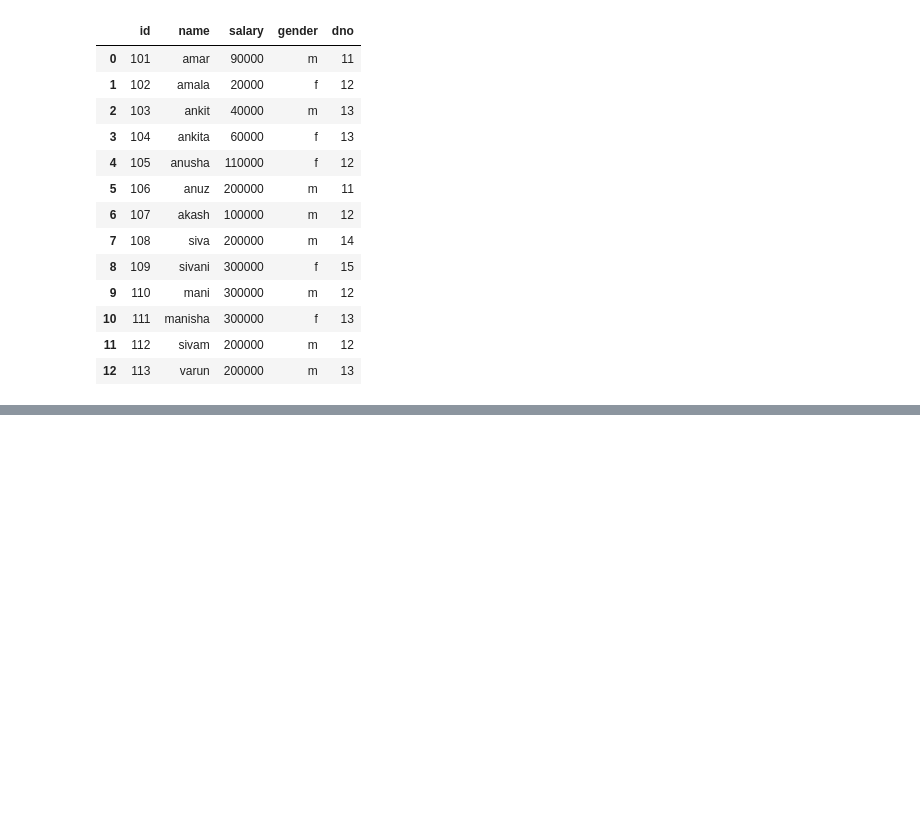
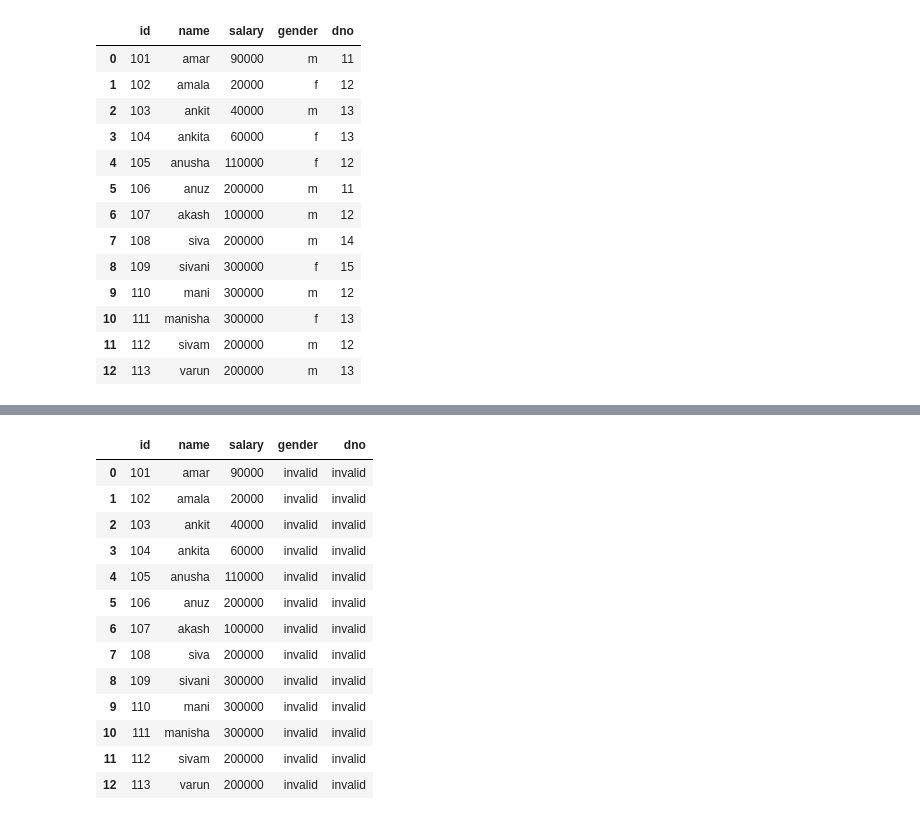
Before and after one commit to kandakurthiheymansh/10k, a Jupyter notebook: example-notebooks/03_jupyter_notebook_basics.ipynb, the cells around one changed output, grey strips where cells are left out. Saved outputs shown, nothing was run; the diff lists cells and outputs as text; code cells hidden in the pictures; blank space fills up the shorter version.

```diff
--- a/example-notebooks/03_jupyter_notebook_basics.ipynb
+++ b/example-notebooks/03_jupyter_notebook_basics.ipynb
@@ -453,0 +456,28 @@ c
+# %%
+def dnoo(n):
+  department = 'invalid'
+  if n== 11:
+    department = 'marketing'
+  elif n == 12:
+    department = 'hr'
+  elif n == 13:
+    department = 'finance'
+  return department
+
+c['dno'] = c['dno'].apply(dnoo)
+c
+# %% [output]
+|  | id | name | salary | gender | dno |
+| 0 | 101 | amar | 90000 | invalid | invalid |
+| 1 | 102 | amala | 20000 | invalid | invalid |
+| 2 | 103 | ankit | 40000 | invalid | invalid |
+| 3 | 104 | ankita | 60000 | invalid | invalid |
+| 4 | 105 | anusha | 110000 | invalid | invalid |
+| 5 | 106 | anuz | 200000 | invalid | invalid |
+| 6 | 107 | akash | 100000 | invalid | invalid |
+| 7 | 108 | siva | 200000 | invalid | invalid |
+| 8 | 109 | sivani | 300000 | invalid | invalid |
+| 9 | 110 | mani | 300000 | invalid | invalid |
+| 10 | 111 | manisha | 300000 | invalid | invalid |
+| 11 | 112 | sivam | 200000 | invalid | invalid |
+| 12 | 113 | varun | 200000 | invalid | invalid |
```
Also changed, not shown: parts of 5 cells of this notebook.
